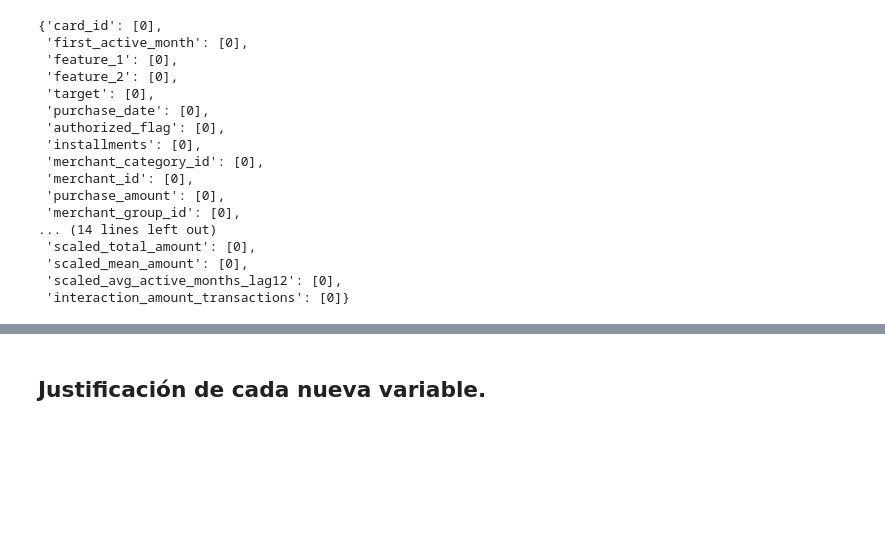
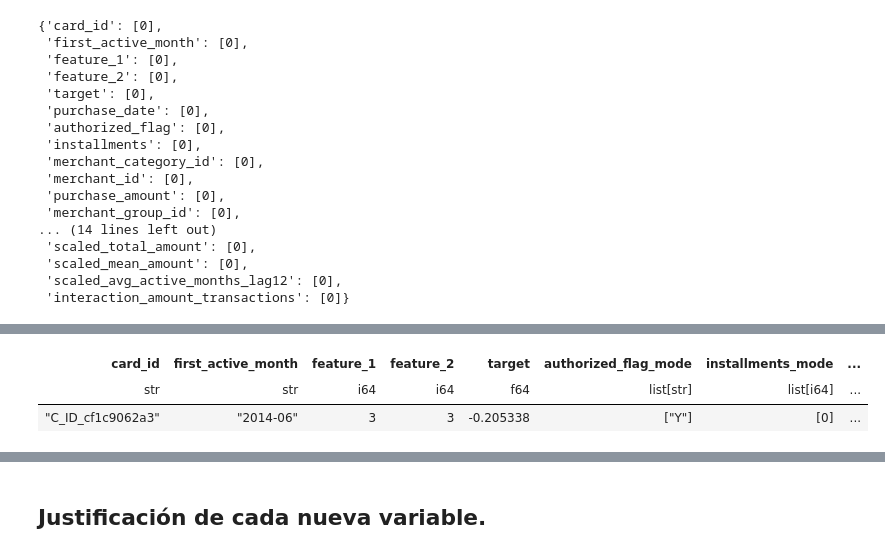
Before and after one commit to paulsantillan787/elo-data-mining, a Jupyter notebook: Preparacion_de_los_datos_v2.ipynb, the cells around one changed output, grey strips where cells are left out. Drawn from its saved outputs; the diff is of its cells as text; code cells hidden in the pictures; blank space fills up the shorter version.

```diff
--- a/Preparacion_de_los_datos_v2.ipynb
+++ b/Preparacion_de_los_datos_v2.ipynb
@@ -1327,0 +1348,90 @@ nulos_pre_train_transaction_merchants_final_acotado
+# %%
+train_transaction_merchants_final_acotado_test = (
+    train_transaction_merchants_final_acotado
+    # .with_columns(
+    #     pl.col("authorized_flag").mean().alias("avg_promotion_score"),
+    #     # Crear columnas binarias para authorized_flag
+    #     pl.when(pl.col("authorized_flag") == "Y").then(1).otherwise(0).alias("is_authorized"),
+    #     pl.when(pl.col("authorized_flag") == "N").then(1).otherwise(0).alias("is_not_authorized")
+    # )
+    .group_by("card_id", "first_active_month", "feature_1", "feature_2", "target")
+    .agg(
+
+        # obtener la mode de merchant_id
+        pl.col("authorized_flag").mode().alias("authorized_flag_mode"),
+        pl.col("installments").mode().alias("installments_mode"),
+        pl.col("merchant_category_id").mode().alias("merchant_category_id_mode"),
+        pl.col("merchant_id").mode().alias("merchant_id_mode"),
+        #promedio de purchase_amount
+        pl.col("purchase_amount").mean().alias("avg_purchase_amount"),
+        pl.col("merchant_group_id").mode().alias("merchant_group_id_mode"),
+        pl.col("most_recent_sales_range").mode().alias("most_recent_sales_range_mode"),
+        pl.col("most_recent_purchases_range").mode().alias("most_recent_purchases_range_mode"),
+        pl.col("active_months_lag12").mode().alias("active_months_lag12_mode"),
+        pl.col("promotion_score").mode().alias("promotion_score_mode"),
+        pl.col("avg_promotion_score").mode().alias("avg_promotion_score_mode"),
+        pl.col("total_promotion_score").mode().alias("total_promotion_score_mode"),
+        pl.col("transaction_count").mode().alias("transaction_count_mode"),
+        # obtener el promedio de total_amount
+        pl.col("total_amount").mean().alias("avg_total_amount"),
+        pl.col("unique_merchants").mode().alias("unique_merchants_mode"),
+        pl.col("avg_active_months_lag12").mode().alias("avg_active_months_lag12_mode"),
+        pl.col("mean_installments_authorized").mode().alias("mean_installments_authorized_mode"),
+        pl.col("first_active_last_purchase_diff").mode().alias("first_active_last_purchase_diff_mode"),
+        pl.col("scaled_avg_promotion_score").mode().alias("scaled_avg_promotion_score_mode"),
+        pl.col("scaled_total_promotion_score").mode().alias("scaled_total_promotion_score_mode"),
+        pl.col("scaled_total_amount").mode().alias("scaled_total_amount_mode"),
+        pl.col("scaled_mean_amount").mode().alias("scaled_mean_amount_mode"),
+        pl.col("scaled_avg_active_months_lag12").mode().alias("scaled_avg_active_months_lag12_mode"),
+        pl.col("interaction_amount_transactions").mode().alias("interaction_amount_transactions_mode"),
+
+        # suma los dias transcurridos desde first_active_month hasta purchase_date y generar el promedio de cada cuantos dias hace una compra
+        (pl.col("purchase_date").cast(pl.Int64) - pl.col("first_active_month").str.strptime(pl.Date, "%Y-%m").cast(pl.Int64)).mean().alias("avg_days_between_purchases"),
+
+        # generar una lista de los purchase_date
+        #pl.col("purchase_date").list().alias("purchase_dates_list")
+
+        # Métrica de promoción
+        # pl.col("promotion_score").mean().alias("avg_promotion_score"),
+        # pl.col("promotion_score").sum().alias("total_promotion_score"),
+
+        # # Métricas generales
+        # pl.count().alias("transaction_count"),
+        # pl.sum("purchase_amount").alias("total_amount"),
+        # pl.mean("purchase_amount").alias("mean_amount"),
+        # pl.median("purchase_amount").alias("median_amount"),
+        # pl.std("purchase_amount").alias("std_amount"),
+        # pl.min("purchase_date").alias("first_purchase_date"),
+        # pl.max("purchase_date").alias("last_purchase_date"),
+        # (pl.max("purchase_amount") - pl.min("purchase_amount")).alias("amount_range"),
+
+        # # Diversidad de comerciantes
+        # pl.col("merchant_id").n_unique().alias("unique_merchants"),
+        # pl.col("merchant_category_id").n_unique().alias("unique_merchant_categories"),
+        # pl.col("merchant_group_id").n_unique().alias("unique_merchant_groups"),
+
+        # # Actividad del comerciante
+        # # pl.col("active_months_lag3").mean().alias("avg_active_months_lag3"),
+        # # pl.col("active_months_lag6").mean().alias("avg_active_months_lag6"),
+        # pl.col("active_months_lag12").mean().alias("avg_active_months_lag12"),
+
+        # # Métricas autorizadas y no autorizadas
+        # (pl.col("purchase_amount") * pl.col("is_authorized")).sum().alias("total_amount_authorized"),
+        # (pl.col("purchase_amount") * pl.col("is_not_authorized")).sum().alias("total_amount_not_authorized"),
+        # (pl.col("installments") * pl.col("is_authorized")).mean().alias("mean_installments_authorized"),
+        # (pl.col("installments") * pl.col("is_not_authorized")).mean().alias("mean_installments_not_authorized"),
+
+        # # Tendencias
+        # (
+        #     (pl.max("purchase_amount") - pl.min("purchase_amount"))
+        #     / (pl.max("purchase_date_num") - pl.min("purchase_date_num"))
+        # ).alias("purchase_amount_trend_per_merchant"),
+        # (
+        #     (pl.max("installments") - pl.min("installments"))
+        #     / (pl.max("purchase_date_num") - pl.min("purchase_date_num"))
+        # ).alias("installments_trend_per_merchant"),
+    )
+)
+# buscar por card_id en el dataframe train_transaction_merchants_final_acotado_test
+train_transaction_merchants_final_acotado_test.filter(pl.col("card_id") == "C_ID_cf1c9062a3")
+# %% [output]
@@ -1327,0 +1439,3 @@ nulos_pre_train_transaction_merchants_final_acotado
+| card_id | first_active_month | feature_1 | feature_2 | target | authorized_flag_mode | installments_mode | ... |
+| str | str | i64 | i64 | f64 | list[str] | list[i64] | ... |
+| "C_ID_cf1c9062a3" | "2014-06" | 3 | 3 | -0.205338 | ["Y"] | [0] | ... |
```
Also changed, not shown: parts of 8 cells of this notebook, 1 other file.
